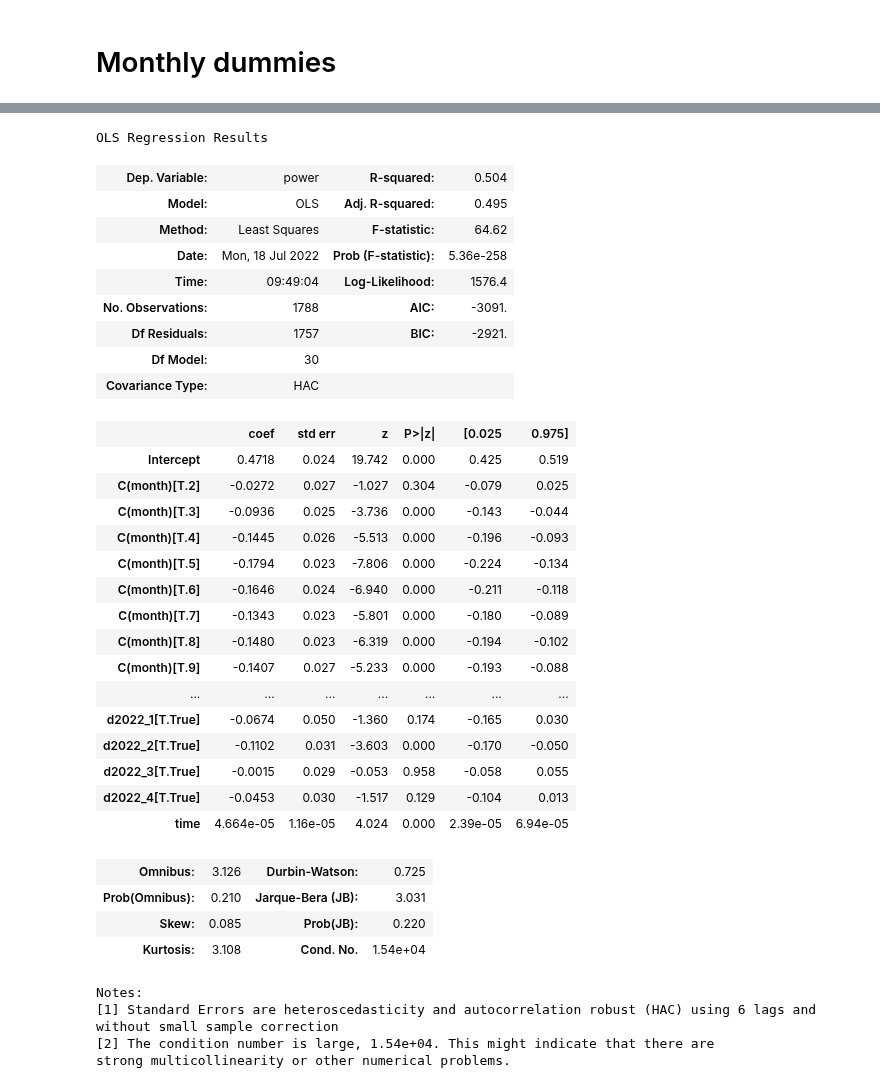
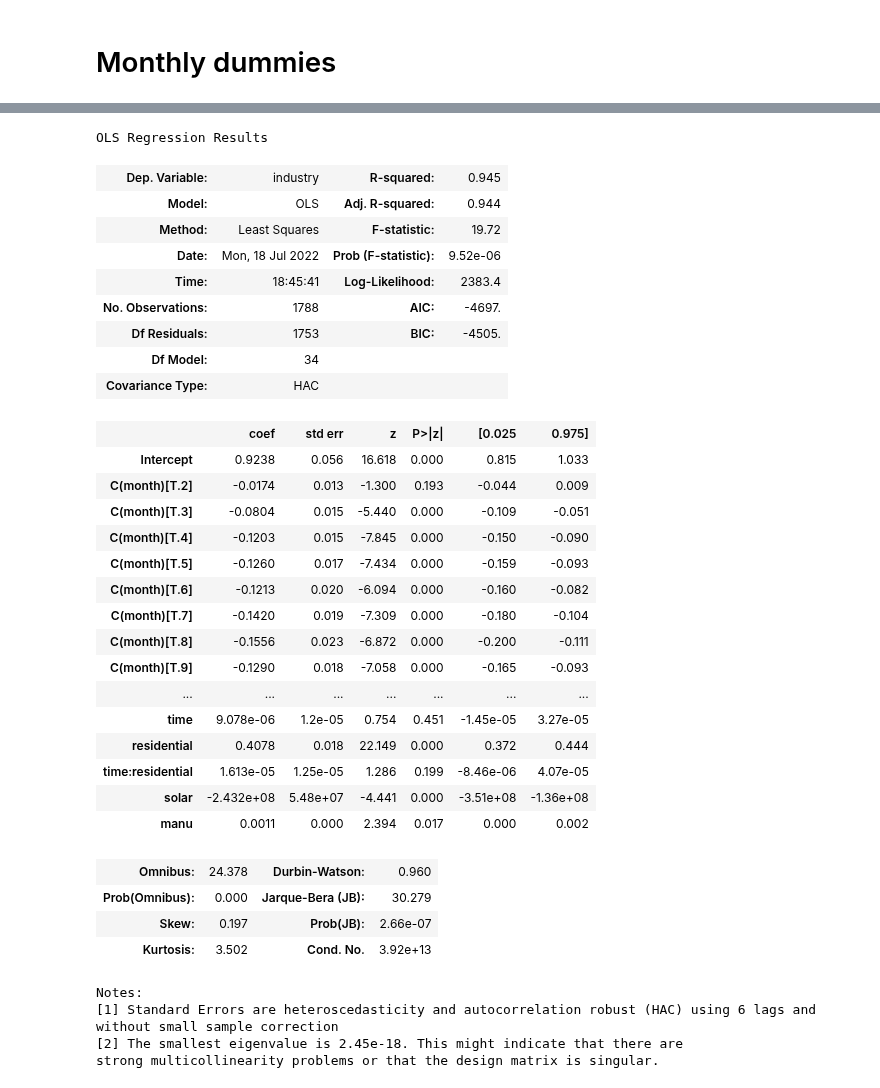
Before and after one commit to oruhnau/energy_demand, a Jupyter notebook: top_down/analysis.ipynb, the cells around one changed output, grey strips where cells are left out. Drawn from its saved outputs; the diff is of its cells as text; code cells hidden in the pictures.

```diff
--- a/top_down/analysis.ipynb
+++ b/top_down/analysis.ipynb
@@ -60,11 +60,13 @@ dfx = dfx.rename(columns={
     'hospitality_sector': 'hosp',
     'gas_price [€/MWh]': 'prices',
     'temperature': 'temp',
-    'temperature_inertia': 'temp_inertia'
+    'temperature_inertia': 'temp_inertia',
+    'industry_scaled': 'industry_scaled'
 })
 
 dfx['log_slp'] = np.log(dfx['slp'])
 dfx['log_rlm'] = np.log(dfx['rlm'])
+dfx['log_power'] = np.log(dfx['power'])
 dfx['log_industry'] = np.log(dfx['industry'])
 dfx['power2'] = dfx['power'].apply(lambda x: x**2)
 
@@ -104,11 +106,13 @@ def all_models(dummy_list, consumer='rlm', further_controls=False, econ=False):
 
         control_list = [d for d in dummy_list]
         if 'temp' in name:
-            control_list += ['residential','commercial','time*residential','solar']
+            control_list += ['residential','time*residential','solar']
+#            control_list += ['residential','commercial','time*residential','solar']
 #        if 'temp' in name:
 #            control_list += 'w2h','time*w2h','temp,'solar']
         if 'econ' in name:
-            control_list += ['manu','prod'] if (consumer=='rlm' or consumer=='industry') else ['hosp','retail']
+            control_list += ['manu'] if (consumer=='rlm' or consumer=='industry') else ['hosp','retail']
+#            control_list += ['manu','prod'] if (consumer=='rlm' or consumer=='industry') else ['hosp','retail']
         if 'naive' in name:
             #control_list += ['temp','time*temp','solar','time*solar', "temp_inertia"]
             #control_list += ['temp_inertia']
@@ -118,0 +138,3 @@ def all_models(dummy_list, consumer='rlm', further_controls=False, econ=False):
+# %%
+dfx['time_residential'] = dfx['residential']*dfx['time']
+np.corrcoef(dfx['time_residential'], dfx['residential']) #correlation between residential and time*residential is fine
@@ -531,41 +571,41 @@ plt.savefig('months.png')
 # %%
-#results['industry']['temp+econ'].summary()
-results['power']['naive'].summary()
+results['industry']['temp+econ'].summary()
+#results['power']['naive'].summary()
 # %% [output]
 OLS Regression Results
-| Dep. Variable: | power | R-squared: | 0.504 |
-| Model: | OLS | Adj. R-squared: | 0.495 |
-| Method: | Least Squares | F-statistic: | 64.62 |
-| Date: | Mon, 18 Jul 2022 | Prob (F-statistic): | 5.36e-258 |
-| Time: | 09:49:04 | Log-Likelihood: | 1576.4 |
-| No. Observations: | 1788 | AIC: | -3091. |
-| Df Residuals: | 1757 | BIC: | -2921. |
-| Df Model: | 30 |  |  |
+| Dep. Variable: | industry | R-squared: | 0.945 |
+| Model: | OLS | Adj. R-squared: | 0.944 |
+| Method: | Least Squares | F-statistic: | 19.72 |
+| Date: | Mon, 18 Jul 2022 | Prob (F-statistic): | 9.52e-06 |
+| Time: | 18:45:41 | Log-Likelihood: | 2383.4 |
+| No. Observations: | 1788 | AIC: | -4697. |
+| Df Residuals: | 1753 | BIC: | -4505. |
+| Df Model: | 34 |  |  |
 | Covariance Type: | HAC |  |  |
 |  | coef | std err | z | P>|z| | [0.025 | 0.975] |
-| Intercept | 0.4718 | 0.024 | 19.742 | 0.000 | 0.425 | 0.519 |
-| C(month)[T.2] | -0.0272 | 0.027 | -1.027 | 0.304 | -0.079 | 0.025 |
-| C(month)[T.3] | -0.0936 | 0.025 | -3.736 | 0.000 | -0.143 | -0.044 |
-| C(month)[T.4] | -0.1445 | 0.026 | -5.513 | 0.000 | -0.196 | -0.093 |
-| C(month)[T.5] | -0.1794 | 0.023 | -7.806 | 0.000 | -0.224 | -0.134 |
-| C(month)[T.6] | -0.1646 | 0.024 | -6.940 | 0.000 | -0.211 | -0.118 |
-| C(month)[T.7] | -0.1343 | 0.023 | -5.801 | 0.000 | -0.180 | -0.089 |
-| C(month)[T.8] | -0.1480 | 0.023 | -6.319 | 0.000 | -0.194 | -0.102 |
-| C(month)[T.9] | -0.1407 | 0.027 | -5.233 | 0.000 | -0.193 | -0.088 |
+| Intercept | 0.9238 | 0.056 | 16.618 | 0.000 | 0.815 | 1.033 |
+| C(month)[T.2] | -0.0174 | 0.013 | -1.300 | 0.193 | -0.044 | 0.009 |
+| C(month)[T.3] | -0.0804 | 0.015 | -5.440 | 0.000 | -0.109 | -0.051 |
+| C(month)[T.4] | -0.1203 | 0.015 | -7.845 | 0.000 | -0.150 | -0.090 |
+| C(month)[T.5] | -0.1260 | 0.017 | -7.434 | 0.000 | -0.159 | -0.093 |
+| C(month)[T.6] | -0.1213 | 0.020 | -6.094 | 0.000 | -0.160 | -0.082 |
+| C(month)[T.7] | -0.1420 | 0.019 | -7.309 | 0.000 | -0.180 | -0.104 |
+| C(month)[T.8] | -0.1556 | 0.023 | -6.872 | 0.000 | -0.200 | -0.111 |
+| C(month)[T.9] | -0.1290 | 0.018 | -7.058 | 0.000 | -0.165 | -0.093 |
 | ... | ... | ... | ... | ... | ... | ... |
-| d2022_1[T.True] | -0.0674 | 0.050 | -1.360 | 0.174 | -0.165 | 0.030 |
-| d2022_2[T.True] | -0.1102 | 0.031 | -3.603 | 0.000 | -0.170 | -0.050 |
-| d2022_3[T.True] | -0.0015 | 0.029 | -0.053 | 0.958 | -0.058 | 0.055 |
-| d2022_4[T.True] | -0.0453 | 0.030 | -1.517 | 0.129 | -0.104 | 0.013 |
-| time | 4.664e-05 | 1.16e-05 | 4.024 | 0.000 | 2.39e-05 | 6.94e-05 |
+| time | 9.078e-06 | 1.2e-05 | 0.754 | 0.451 | -1.45e-05 | 3.27e-05 |
+| residential | 0.4078 | 0.018 | 22.149 | 0.000 | 0.372 | 0.444 |
+| time:residential | 1.613e-05 | 1.25e-05 | 1.286 | 0.199 | -8.46e-06 | 4.07e-05 |
+| solar | -2.432e+08 | 5.48e+07 | -4.441 | 0.000 | -3.51e+08 | -1.36e+08 |
+| manu | 0.0011 | 0.000 | 2.394 | 0.017 | 0.000 | 0.002 |
-| Omnibus: | 3.126 | Durbin-Watson: | 0.725 |
-| Prob(Omnibus): | 0.210 | Jarque-Bera (JB): | 3.031 |
-| Skew: | 0.085 | Prob(JB): | 0.220 |
-| Kurtosis: | 3.108 | Cond. No. | 1.54e+04 |
+| Omnibus: | 24.378 | Durbin-Watson: | 0.960 |
+| Prob(Omnibus): | 0.000 | Jarque-Bera (JB): | 30.279 |
+| Skew: | 0.197 | Prob(JB): | 2.66e-07 |
+| Kurtosis: | 3.502 | Cond. No. | 3.92e+13 |
 Notes:
 [1] Standard Errors are heteroscedasticity and autocorrelation robust (HAC) using 6 lags and without small sample correction
-[2] The condition number is large, 1.54e+04. This might indicate that there are
-strong multicollinearity or other numerical problems.
+[2] The smallest eigenvalue is 2.45e-18. This might indicate that there are
+strong multicollinearity problems or that the design matrix is singular.
 # %%
 log=True
 results = {consumer: all_models(dummy_list, consumer, econ=True) for consumer in ['slp', 'industry']}
```
Also changed, not shown: parts of 26 cells of this notebook, 2 other files.
